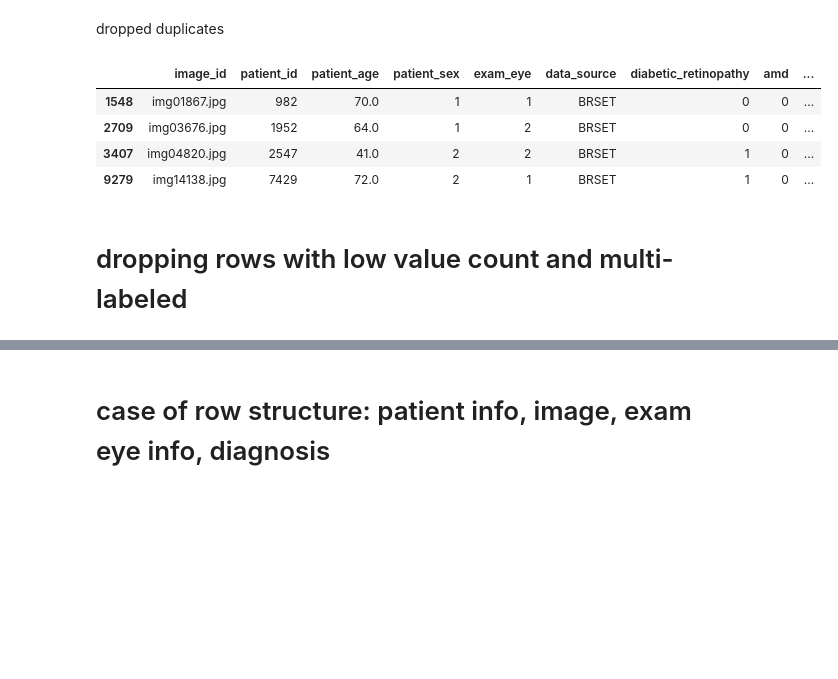
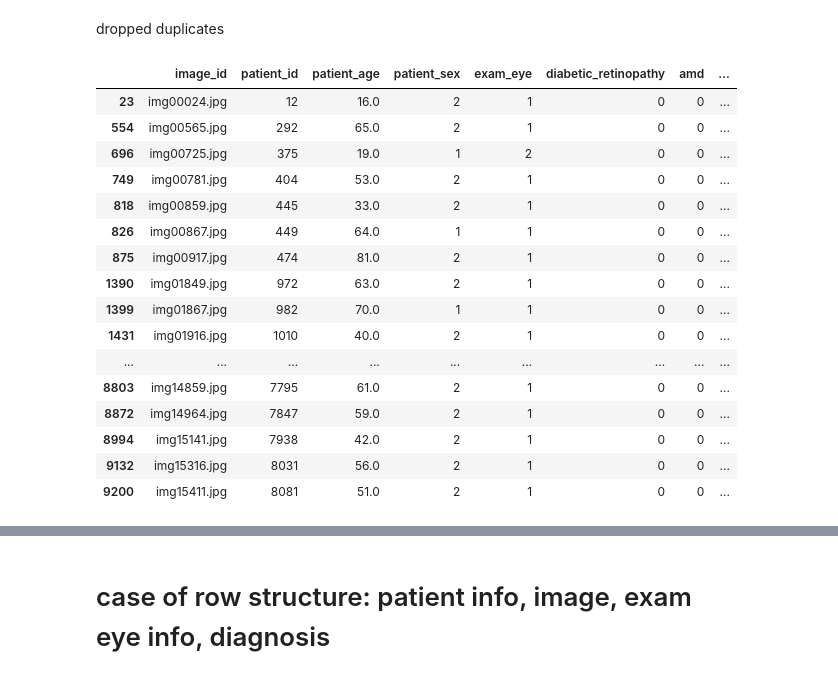
Before and after one commit to pauline2513/fundus-images-classification, a Jupyter notebook: class_selection.ipynb, the cells around one changed output, grey strips where cells are left out. Cells and saved outputs as stored; diff of their text form; code cells hidden in the pictures; blank space fills up the shorter version.

```diff
--- a/class_selection.ipynb
+++ b/class_selection.ipynb
@@ -9,8 +9,34 @@ import pandas as pd
 from sklearn.model_selection import train_test_split
 # %% [markdown]
 # Selecting classes
+# %%
+def select_classes(dataset, classes, multi_label=False):
+    """
+    _summary_
+
+    Args:
+        classes (_type_): classes for selecting
+        dataset (_type_): input dataset
+        multi_label (bool, optional): include multi label or not. Defaults to False.
+    """
+    all_diseases = dataset.columns.to_list()
+    patient_info = ['patient_id', 'image_id', 'patient_age', 'patient_sex', 'exam_eye', 'data_source']
+    for column in patient_info:
+        all_diseases.remove(column)
+
+    all_zero_indecies = dataset[dataset[all_diseases].eq(0).all(axis=1)].index.to_list()
+
+    classes_to_drop = [disease for disease in all_diseases if disease not in classes] #selecting and deleting rows where other diseases are present
+    inecies_to_drop = dataset[dataset[classes_to_drop].eq(1).any(axis=1)].index.to_list()
+    inecies_to_drop.extend(all_zero_indecies) #adding rows where all diseases are 0
+    result_dataset = dataset.drop(index=inecies_to_drop)
+    result_dataset = result_dataset.drop(columns = classes_to_drop)
+    # result_dataset = result_dataset[result_dataset[classes].eq(1).any(axis=1)] # for dropping lines with all 0
+    if not multi_label:
+        result_dataset = result_dataset[result_dataset[classes].sum(axis=1) == 1]
+    return result_dataset
 # %%
-data = pd.read_csv('combined_dataset.csv')
+data = pd.read_csv('combined_dataset_ver1.csv')
 data
 # %% [output]
 |  | image_id | patient_id | patient_age | patient_sex | exam_eye | diabetic_retinopathy | macular_edema | ... |
@@ -104,0 +55,4 @@ Name: count, dtype: int64
+# %%
+classes=['diabetic_retinopathy', 'amd', 'hypertensive_retinopathy', 'normal_eye', 'glaucoma', 'cataract']
+selected_data = select_classes(data, classes)
+selected_data[classes].value_counts()
@@ -105,5 +68,5 @@ Name: count, dtype: int64
 # %% [markdown]
 # deleting duplicates
 # %%
-dropped_duplicates_dataset = dataset_nn.drop_duplicates(subset=['exam_eye', 'patient_id'])
+dropped_duplicates_dataset = selected_data.drop_duplicates(subset=['exam_eye', 'patient_id'])
 # %%
@@ -130,10 +101,22 @@ dataset_nn[dataset_nn['patient_id'].isin(patient_duplicate_ids)]
 # %% [markdown]
 dropped duplicates
 # %%
-dataset_nn[~(dataset_nn.index.isin(dropped_duplicates_dataset.index.to_list()))]
+selected_data[~(selected_data.index.isin(dropped_duplicates_dataset.index.to_list()))]
 # %% [output]
-|  | image_id | patient_id | patient_age | patient_sex | exam_eye | data_source | diabetic_retinopathy | amd | ... |
-| 1548 | img01867.jpg | 982 | 70.0 | 1 | 1 | BRSET | 0 | 0 | ... |
-| 2709 | img03676.jpg | 1952 | 64.0 | 1 | 2 | BRSET | 0 | 0 | ... |
-| 3407 | img04820.jpg | 2547 | 41.0 | 2 | 2 | BRSET | 1 | 0 | ... |
-| 9279 | img14138.jpg | 7429 | 72.0 | 2 | 1 | BRSET | 1 | 0 | ... |
+|  | image_id | patient_id | patient_age | patient_sex | exam_eye | diabetic_retinopathy | amd | ... |
+| 23 | img00024.jpg | 12 | 16.0 | 2 | 1 | 0 | 0 | ... |
+| 554 | img00565.jpg | 292 | 65.0 | 2 | 1 | 0 | 0 | ... |
+| 696 | img00725.jpg | 375 | 19.0 | 1 | 2 | 0 | 0 | ... |
+| 749 | img00781.jpg | 404 | 53.0 | 2 | 1 | 0 | 0 | ... |
+| 818 | img00859.jpg | 445 | 33.0 | 2 | 1 | 0 | 0 | ... |
+| 826 | img00867.jpg | 449 | 64.0 | 1 | 1 | 0 | 0 | ... |
+| 875 | img00917.jpg | 474 | 81.0 | 2 | 1 | 0 | 0 | ... |
+| 1390 | img01849.jpg | 972 | 63.0 | 2 | 1 | 0 | 0 | ... |
+| 1399 | img01867.jpg | 982 | 70.0 | 1 | 1 | 0 | 0 | ... |
+| 1431 | img01916.jpg | 1010 | 40.0 | 2 | 1 | 0 | 0 | ... |
+| ... | ... | ... | ... | ... | ... | ... | ... | ... |
+| 8803 | img14859.jpg | 7795 | 61.0 | 2 | 1 | 0 | 0 | ... |
+| 8872 | img14964.jpg | 7847 | 59.0 | 2 | 1 | 0 | 0 | ... |
+| 8994 | img15141.jpg | 7938 | 42.0 | 2 | 1 | 0 | 0 | ... |
+| 9132 | img15316.jpg | 8031 | 56.0 | 2 | 1 | 0 | 0 | ... |
+| 9200 | img15411.jpg | 8081 | 51.0 | 2 | 1 | 0 | 0 | ... |
@@ -142,2 +122,0 @@ dataset_nn = dropped_duplicates_dataset
-# %% [markdown]
-# dropping rows with low value count and multi-labeled
```
Also changed, not shown: parts of 25 cells of this notebook.
